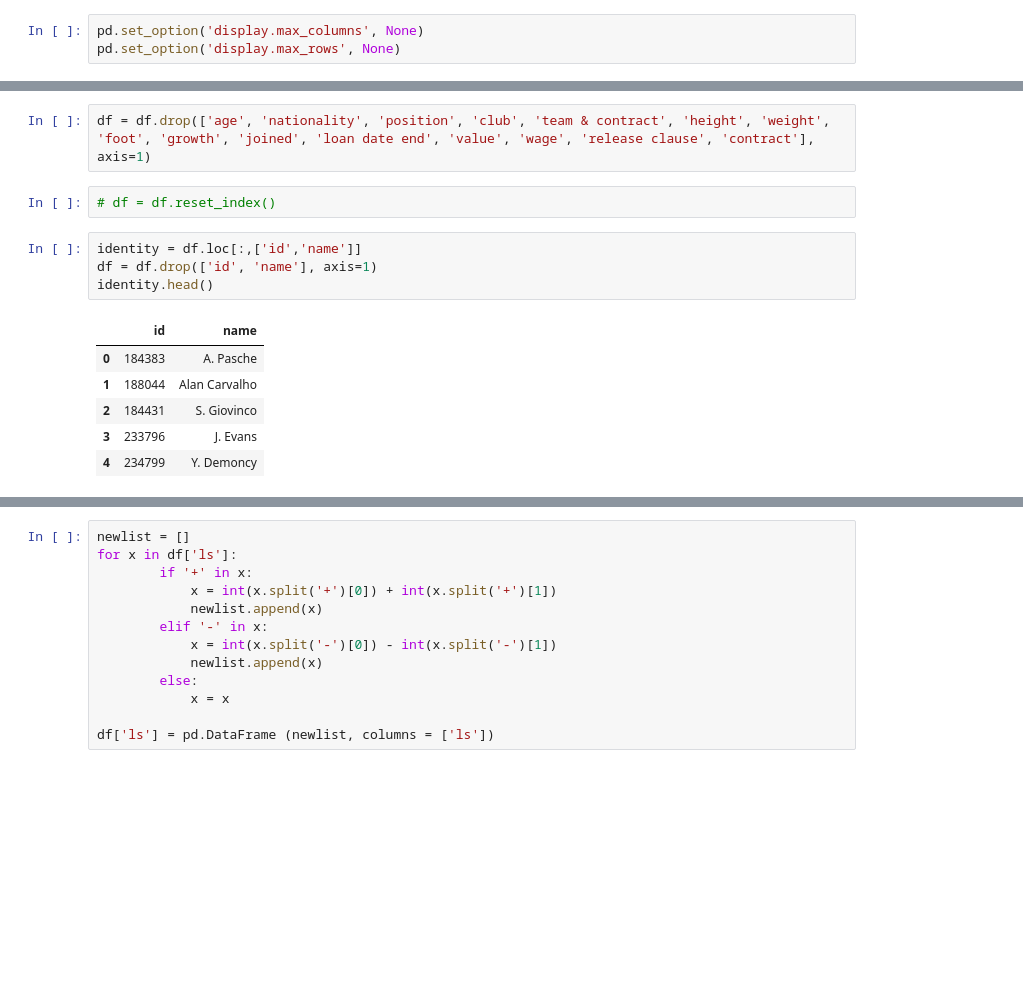
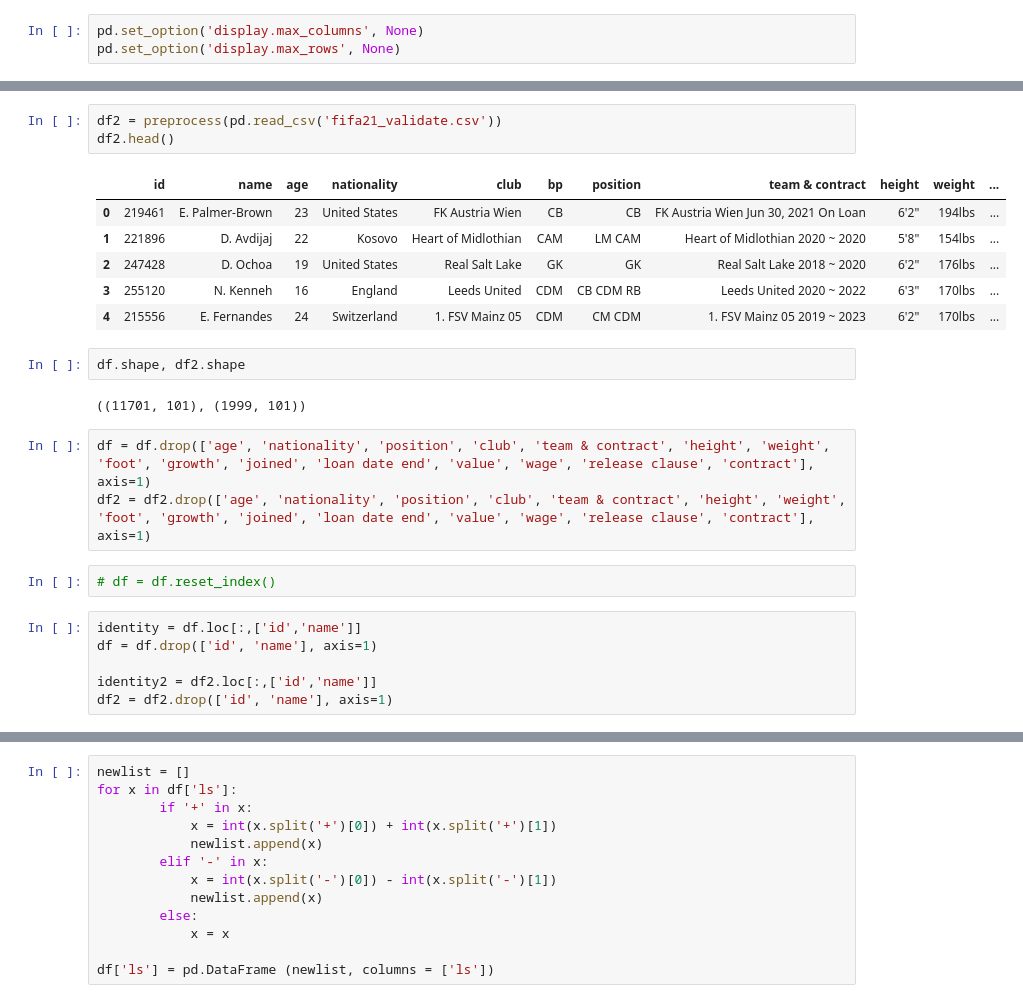
Before and after one commit to SangreNocturna/Fifa_LaLiga, a Jupyter notebook: Fifa_LaLiga-main/fifa21data.ipynb, the cells around one changed output, grey strips where cells are left out. Drawn from its saved outputs; the diff is of its cells as text; blank space fills up the shorter version.

```diff
--- a/Fifa_LaLiga-main/fifa21data.ipynb
+++ b/Fifa_LaLiga-main/fifa21data.ipynb
@@ -30,15 +313,25 @@ df.head()
+# %%
+df2 = preprocess(pd.read_csv('fifa21_validate.csv'))
+df2.head()
+# %% [output]
+|  | id | name | age | nationality | club | bp | position | team & contract | height | weight | ... |
+| 0 | 219461 | E. Palmer-Brown | 23 | United States | FK Austria Wien | CB | CB | FK Austria Wien Jun 30, 2021 On Loan | 6'2" | 194lbs | ... |
+| 1 | 221896 | D. Avdijaj | 22 | Kosovo | Heart of Midlothian | CAM | LM CAM | Heart of Midlothian 2020 ~ 2020 | 5'8" | 154lbs | ... |
+| 2 | 247428 | D. Ochoa | 19 | United States | Real Salt Lake | GK | GK | Real Salt Lake 2018 ~ 2020 | 6'2" | 176lbs | ... |
+| 3 | 255120 | N. Kenneh | 16 | England | Leeds United | CDM | CB CDM RB | Leeds United 2020 ~ 2022 | 6'3" | 170lbs | ... |
+| 4 | 215556 | E. Fernandes | 24 | Switzerland | 1. FSV Mainz 05 | CDM | CM CDM | 1. FSV Mainz 05 2019 ~ 2023 | 6'2" | 170lbs | ... |
+# %%
+df.shape, df2.shape
+# %% [output]
+((11701, 101), (1999, 101))
 # %%
 df = df.drop(['age', 'nationality', 'position', 'club', 'team & contract', 'height', 'weight', 'foot', 'growth', 'joined', 'loan date end', 'value', 'wage', 'release clause', 'contract'], axis=1)
+df2 = df2.drop(['age', 'nationality', 'position', 'club', 'team & contract', 'height', 'weight', 'foot', 'growth', 'joined', 'loan date end', 'value', 'wage', 'release clause', 'contract'], axis=1)
 # %%
 # df = df.reset_index()
 # %%
 identity = df.loc[:,['id','name']]
 df = df.drop(['id', 'name'], axis=1)
-identity.head()
+
+identity2 = df2.loc[:,['id','name']]
+df2 = df2.drop(['id', 'name'], axis=1)
-# %% [output]
-|  | id | name |
-| 0 | 184383 | A. Pasche |
-| 1 | 188044 | Alan Carvalho |
-| 2 | 184431 | S. Giovinco |
-| 3 | 233796 | J. Evans |
-| 4 | 234799 | Y. Demoncy |
```
Also changed, not shown: parts of 46 cells of this notebook.
